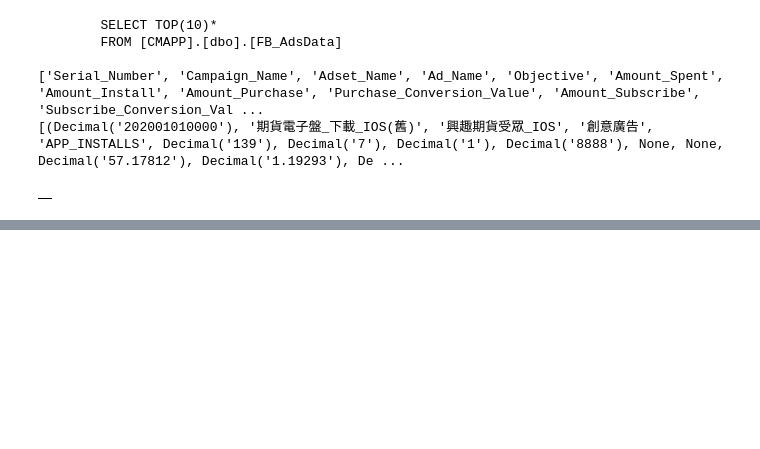
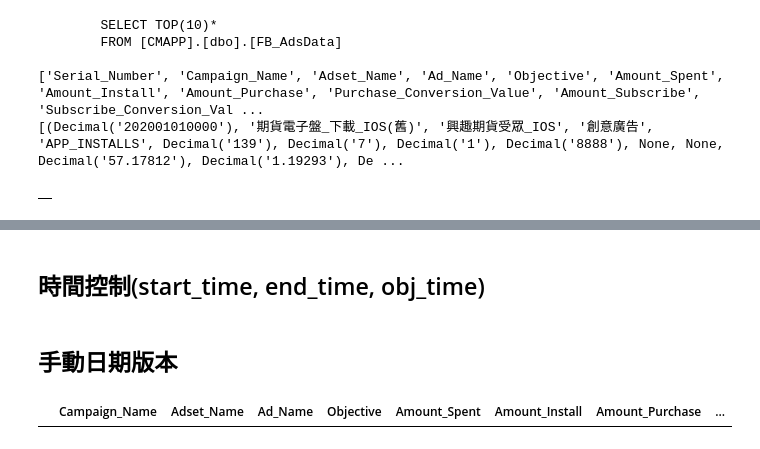
Before and after one commit to EthanZhuang/FB_Ads_Marketing_Data_Analysis, a Jupyter notebook: act-add&auto.ipynb, the cells around one changed output, grey strips where cells are left out. Drawn from its saved outputs; the diff is of its cells as text; code cells hidden in the pictures; blank space fills up the shorter version.

```diff
--- a/act-add&auto.ipynb
+++ b/act-add&auto.ipynb
@@ -275,0 +515,2 @@ def InsertSQL(df, TableName):
+# %% [markdown]
+## 時間控制(start_time, end_time, obj_time)
@@ -275,0 +544,2 @@ def InsertSQL(df, TableName):
+# %% [markdown]
+## 手動日期版本
@@ -275,0 +794,4 @@ def InsertSQL(df, TableName):
+# %%
+df
+# %% [output]
+|  | Campaign_Name | Adset_Name | Ad_Name | Objective | Amount_Spent | Amount_Install | Amount_Purchase | ... |
```
Also changed, not shown: parts of 8 cells of this notebook, 7 other files.
